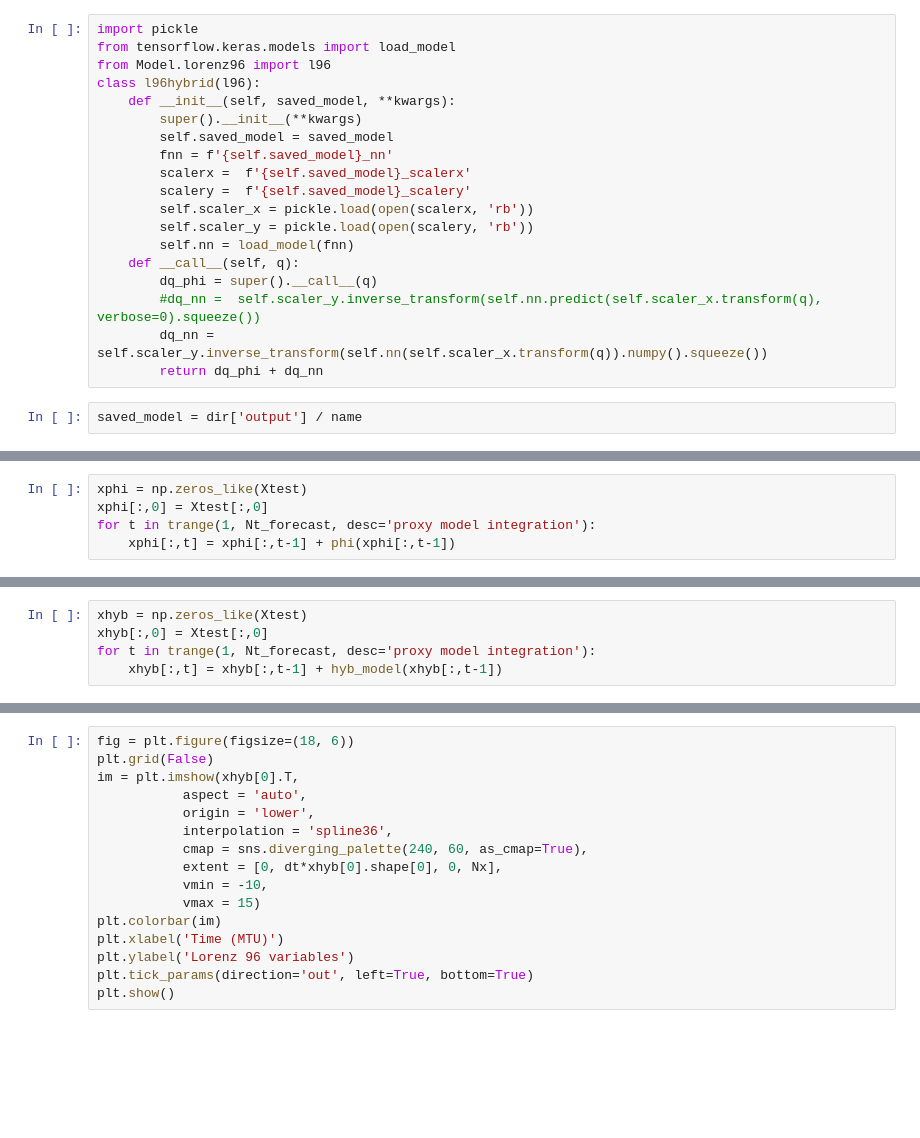
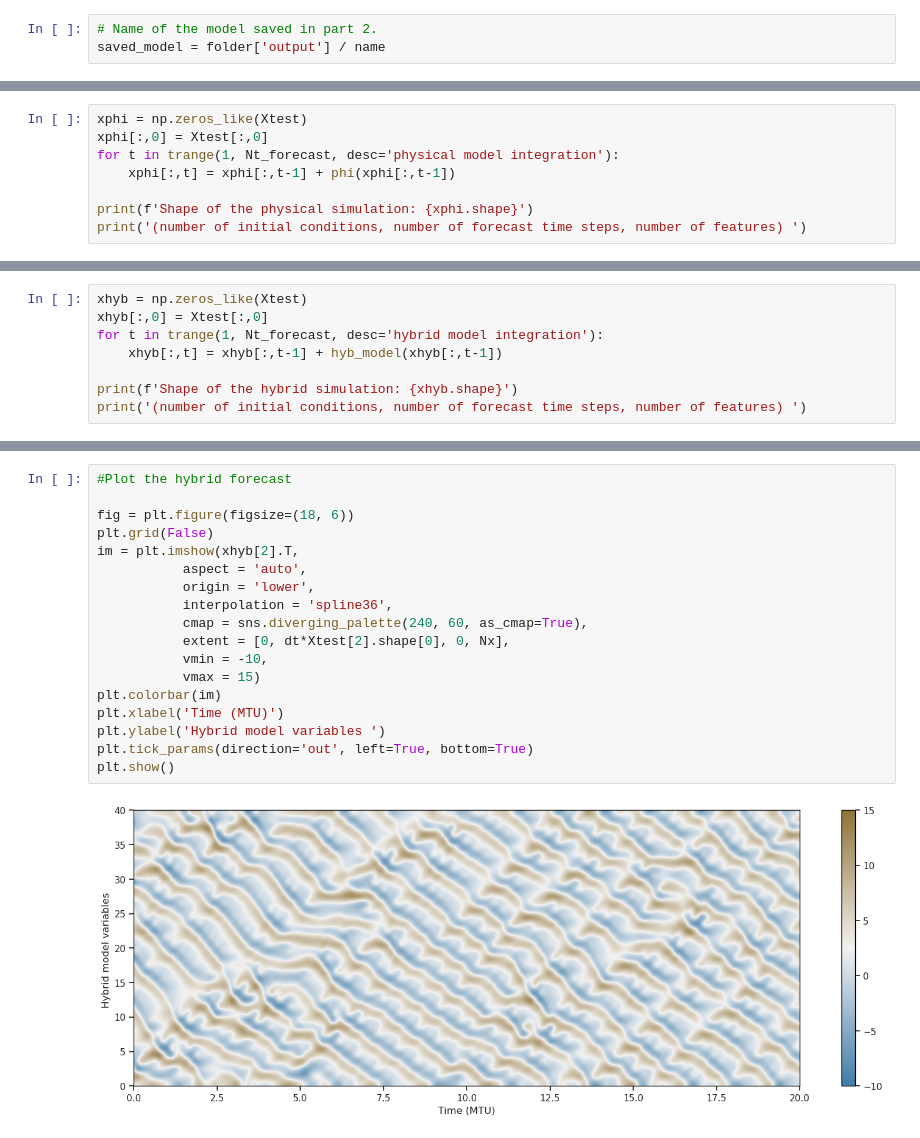
Before and after one commit to marcbocquet/2022-mooc-ecmwf-bocquet-brajard, a Jupyter notebook: mooc_ecmwf_bocquet_brajard_part3.ipynb, the cells around one changed output, grey strips where cells are left out. Cells and saved outputs as stored; diff of their text form; blank space fills up the shorter version.

Commit message:
finish first version part 2 and 3

```diff
--- a/mooc_ecmwf_bocquet_brajard_part3.ipynb
+++ b/mooc_ecmwf_bocquet_brajard_part3.ipynb
@@ -64,21 +110,3 @@ damodel
-# %%
-import pickle
-from tensorflow.keras.models import load_model
-from Model.lorenz96 import l96
-class l96hybrid(l96):
-    def __init__(self, saved_model, **kwargs):
-        super().__init__(**kwargs)
-        self.saved_model = saved_model
-        fnn = f'{self.saved_model}_nn'
-        scalerx =  f'{self.saved_model}_scalerx'
-        scalery =  f'{self.saved_model}_scalery'
-        self.scaler_x = pickle.load(open(scalerx, 'rb'))
-        self.scaler_y = pickle.load(open(scalery, 'rb'))
-        self.nn = load_model(fnn)
-    def __call__(self, q):
-        dq_phi = super().__call__(q)
-        #dq_nn =  self.scaler_y.inverse_transform(self.nn.predict(self.scaler_x.transform(q), verbose=0).squeeze())
-        dq_nn =  self.scaler_y.inverse_transform(self.nn(self.scaler_x.transform(q)).numpy().squeeze())
-        return dq_phi + dq_nn
 # %%
-saved_model = dir['output'] / name
+# Name of the model saved in part 2.
+saved_model = folder['output'] / name
@@ -109,5 +133,8 @@ To enable them in other operations, rebuild TensorFlow with the appropriate comp
 # %%
 xphi = np.zeros_like(Xtest)
 xphi[:,0] = Xtest[:,0]
-for t in trange(1, Nt_forecast, desc='proxy model integration'):
+for t in trange(1, Nt_forecast, desc='physical model integration'):
     xphi[:,t] = xphi[:,t-1] + phi(xphi[:,t-1])
+
+print(f'Shape of the physical simulation: {xphi.shape}')
+print('(number of initial conditions, number of forecast time steps, number of features) ')
@@ -114,6 +144,9 @@ for t in trange(1, Nt_forecast, desc='proxy model integration'):
 # %%
 xhyb = np.zeros_like(Xtest)
 xhyb[:,0] = Xtest[:,0]
-for t in trange(1, Nt_forecast, desc='proxy model integration'):
+for t in trange(1, Nt_forecast, desc='hybrid model integration'):
     xhyb[:,t] = xhyb[:,t-1] + hyb_model(xhyb[:,t-1])
+
+print(f'Shape of the hybrid simulation: {xhyb.shape}')
+print('(number of initial conditions, number of forecast time steps, number of features) ')
 # %% [output]
@@ -144,16 +180,20 @@ plt.show()
 # %%
+#Plot the hybrid forecast
+
 fig = plt.figure(figsize=(18, 6))
 plt.grid(False)
-im = plt.imshow(xhyb[0].T,
+im = plt.imshow(xhyb[2].T,
            aspect = 'auto',
            origin = 'lower',
            interpolation = 'spline36',
            cmap = sns.diverging_palette(240, 60, as_cmap=True),
-           extent = [0, dt*xhyb[0].shape[0], 0, Nx],
+           extent = [0, dt*Xtest[2].shape[0], 0, Nx],
            vmin = -10,
            vmax = 15)
 plt.colorbar(im)
 plt.xlabel('Time (MTU)')
-plt.ylabel('Lorenz 96 variables')
+plt.ylabel('Hybrid model variables ')
 plt.tick_params(direction='out', left=True, bottom=True)
 plt.show()
+# %% [output]
+[figure, added]
```
Also changed, not shown: parts of 28 cells of this notebook, 5 other files.
